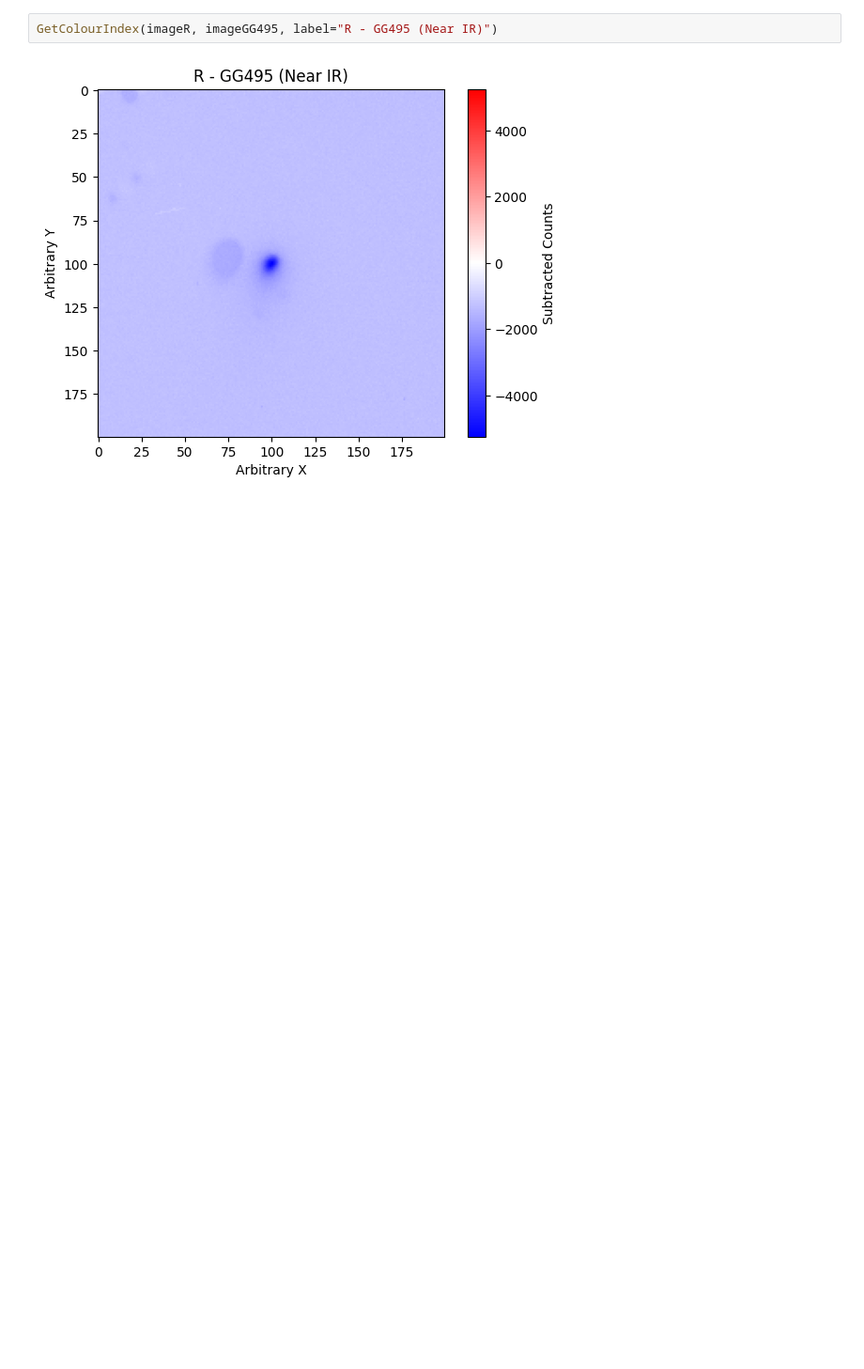
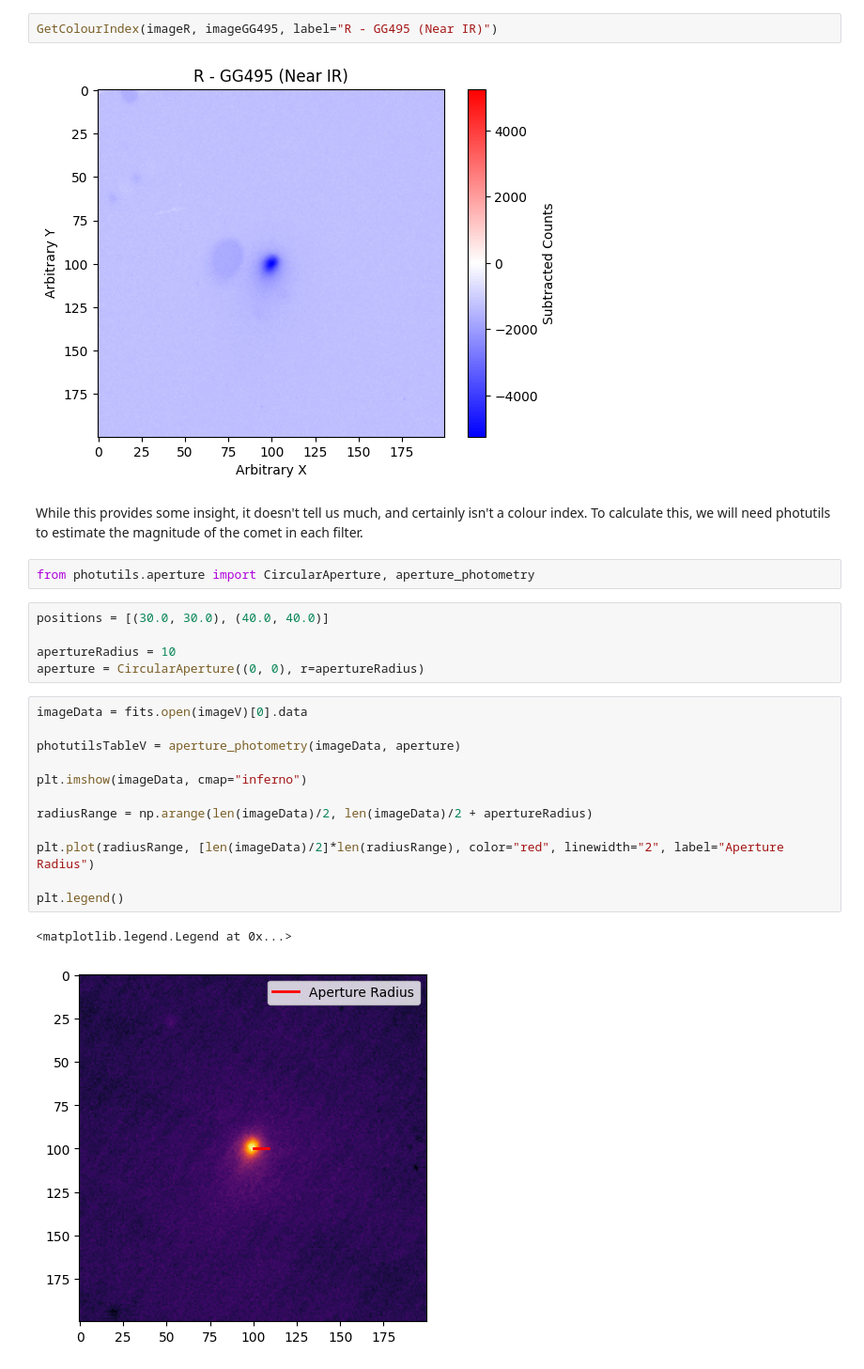
Before and after one commit to daraghhollman/Comet62P-Tsuchinshan, a Jupyter notebook: colourIndex.ipynb, the cells around one changed output. Shown at 94% size. Saved outputs shown, nothing was run; the diff lists cells and outputs as text; blank space fills up the shorter version.

```diff
--- a/colourIndex.ipynb
+++ b/colourIndex.ipynb
@@ -38,3 +38,27 @@ GetColourIndex(imageV, imageR, label="V - R")
 GetColourIndex(imageR, imageGG495, label="R - GG495 (Near IR)")
 # %% [output]
 [figure]
+# %% [markdown]
+While this provides some insight, it doesn't tell us much, and certainly isn't a colour index. To calculate this, we will need photutils to estimate the magnitude of the comet in each filter.
+# %%
+from photutils.aperture import CircularAperture, aperture_photometry
+# %%
+positions = [(30.0, 30.0), (40.0, 40.0)]
+
+apertureRadius = 10
+aperture = CircularAperture((0, 0), r=apertureRadius)
+# %%
+imageData = fits.open(imageV)[0].data
+
+photutilsTableV = aperture_photometry(imageData, aperture)
+
+plt.imshow(imageData, cmap="inferno")
+
+radiusRange = np.arange(len(imageData)/2, len(imageData)/2 + apertureRadius)
+
+plt.plot(radiusRange, [len(imageData)/2]*len(radiusRange), color="red", linewidth="2", label="Aperture Radius")
+
+plt.legend()
+# %% [output]
+<matplotlib.legend.Legend at 0x...>
+[figure, added]
```
Also changed, not shown: parts of 1 cell of this notebook, 4 other files.
